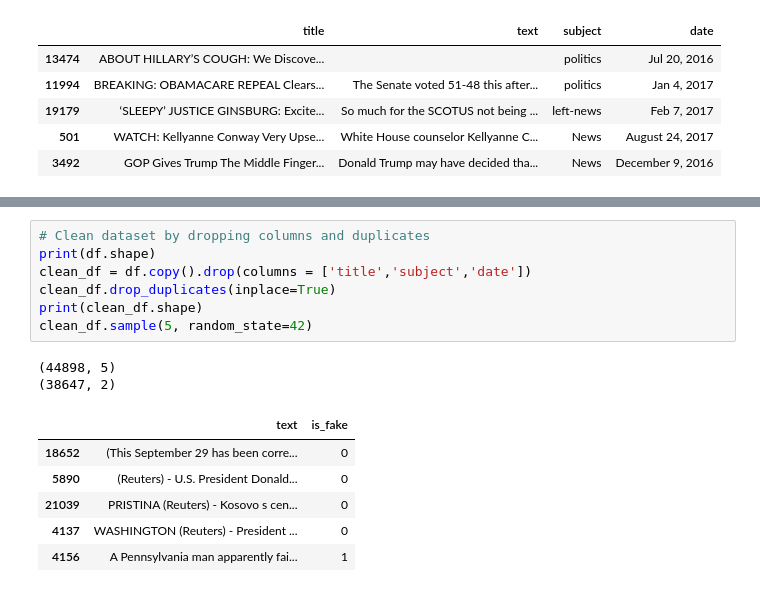
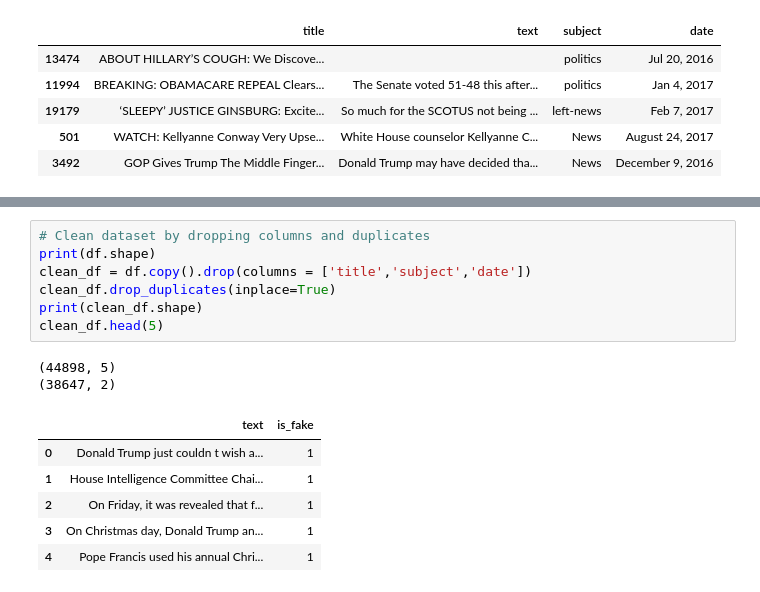
Before and after one commit to PS222407/ai, a Jupyter notebook: fakenews/index.ipynb, the cells around one changed output, grey strips where cells are left out. Cells and saved outputs as stored; diff of their text form.

```diff
--- a/fakenews/index.ipynb
+++ b/fakenews/index.ipynb
@@ -54,19 +54,19 @@ df.sample(5, random_state=42)
 # %%
 # Clean dataset by dropping columns and duplicates
 print(df.shape)
 clean_df = df.copy().drop(columns = ['title','subject','date'])
 clean_df.drop_duplicates(inplace=True)
 print(clean_df.shape)
-clean_df.sample(5, random_state=42)
+clean_df.head(5)
 # %% [output]
 (44898, 5)
 (38647, 2)
 |  | text | is_fake |
-| 18652 | (This September 29 has been corre... | 0 |
-| 5890 | (Reuters) - U.S. President Donald... | 0 |
-| 21039 | PRISTINA (Reuters) - Kosovo s cen... | 0 |
-| 4137 | WASHINGTON (Reuters) - President ... | 0 |
-| 4156 | A Pennsylvania man apparently fai... | 1 |
+| 0 | Donald Trump just couldn t wish a... | 1 |
+| 1 | House Intelligence Committee Chai... | 1 |
+| 2 | On Friday, it was revealed that f... | 1 |
+| 3 | On Christmas day, Donald Trump an... | 1 |
+| 4 | Pope Francis used his annual Chri... | 1 |
 # %%
 import re
 import nltk
```
Also changed, not shown: parts of 6 cells of this notebook.
